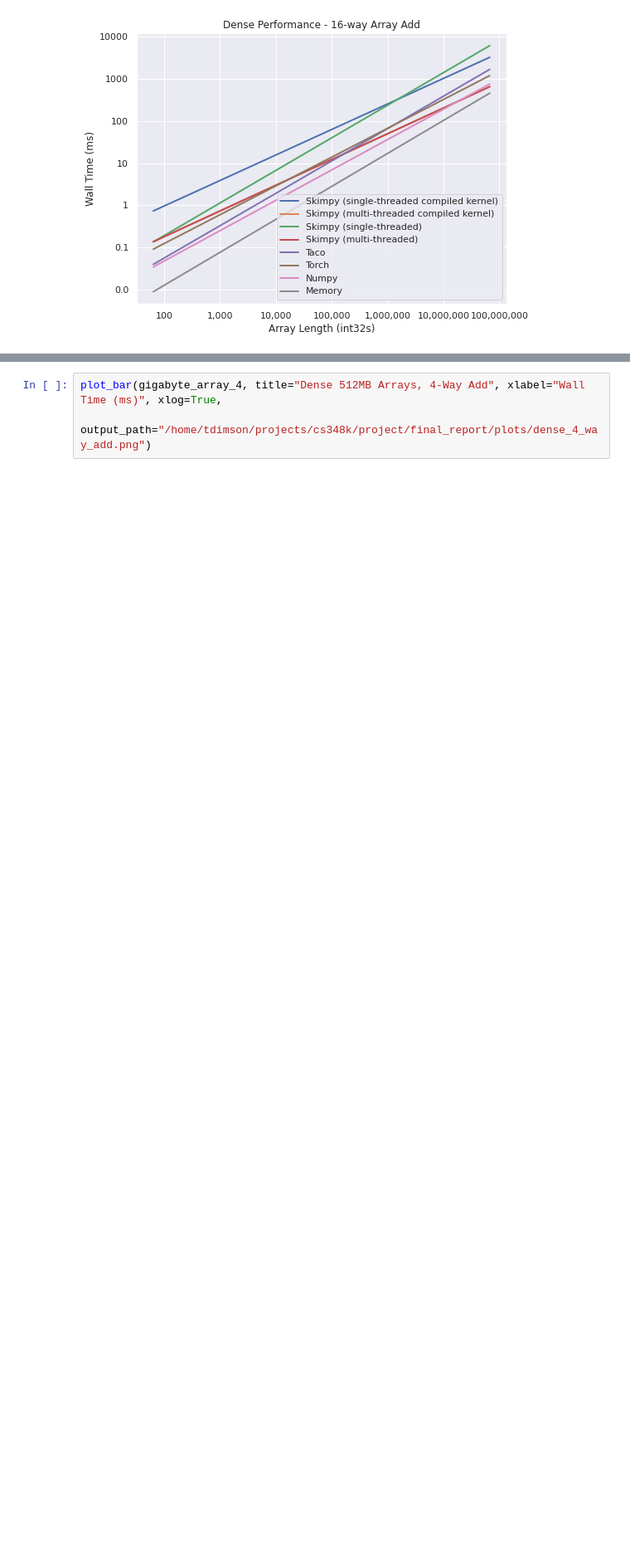
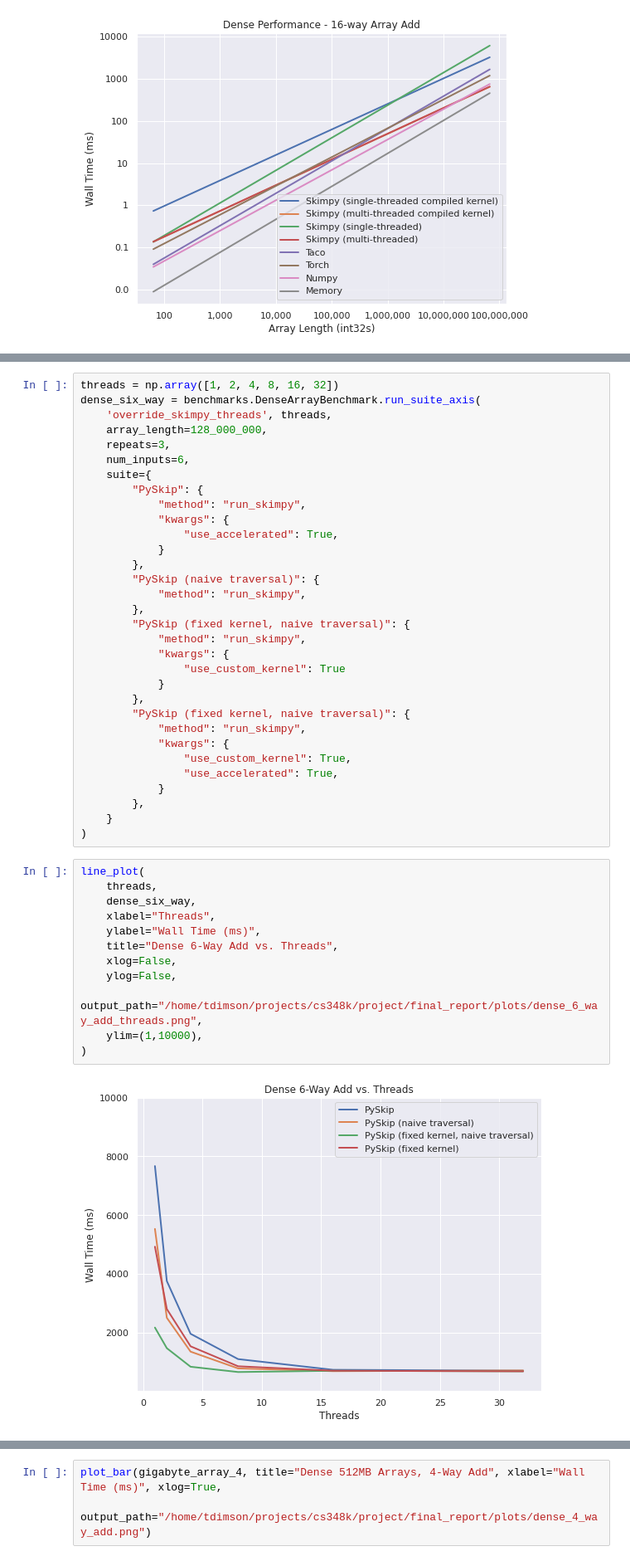
Before and after one commit to turtlesoupy/pyskip, a Jupyter notebook: notebooks/skimpy_bench_project.ipynb, the cells around one changed output, grey strips where cells are left out. Shown at 83% size. Saved outputs shown, nothing was run; the diff lists cells and outputs as text; blank space fills up the shorter version.

```diff
--- a/notebooks/skimpy_bench_project.ipynb
+++ b/notebooks/skimpy_bench_project.ipynb
@@ -288,0 +358,46 @@ gigabyte_array_16 = benchmarks.DenseArrayBenchmark.run_suite(
+# %%
+threads = np.array([1, 2, 4, 8, 16, 32])
+dense_six_way = benchmarks.DenseArrayBenchmark.run_suite_axis(
+    'override_skimpy_threads', threads,
+    array_length=128_000_000,
+    repeats=3,
+    num_inputs=6,
+    suite={
+        "PySkip": {
+            "method": "run_skimpy",
+            "kwargs": {
+                "use_accelerated": True,
+            }
+        },
+        "PySkip (naive traversal)": {
+            "method": "run_skimpy",
+        },
+        "PySkip (fixed kernel, naive traversal)": {
+            "method": "run_skimpy",
+            "kwargs": {
+                "use_custom_kernel": True
+            }
+        },
+        "PySkip (fixed kernel, naive traversal)": {
+            "method": "run_skimpy",
+            "kwargs": {
+                "use_custom_kernel": True,
+                "use_accelerated": True,
+            }
+        },
+    }
+)
+# %%
+line_plot(
+    threads,
+    dense_six_way,
+    xlabel="Threads",
+    ylabel="Wall Time (ms)",
+    title="Dense 6-Way Add vs. Threads",
+    xlog=False,
+    ylog=False,
+    output_path="/home/tdimson/projects/cs348k/project/final_report/plots/dense_6_way_add_threads.png",
+    ylim=(1,10000),
+)
+# %% [output]
+[figure, added]
```
Also changed, not shown: parts of 33 cells of this notebook, 2 other files.
